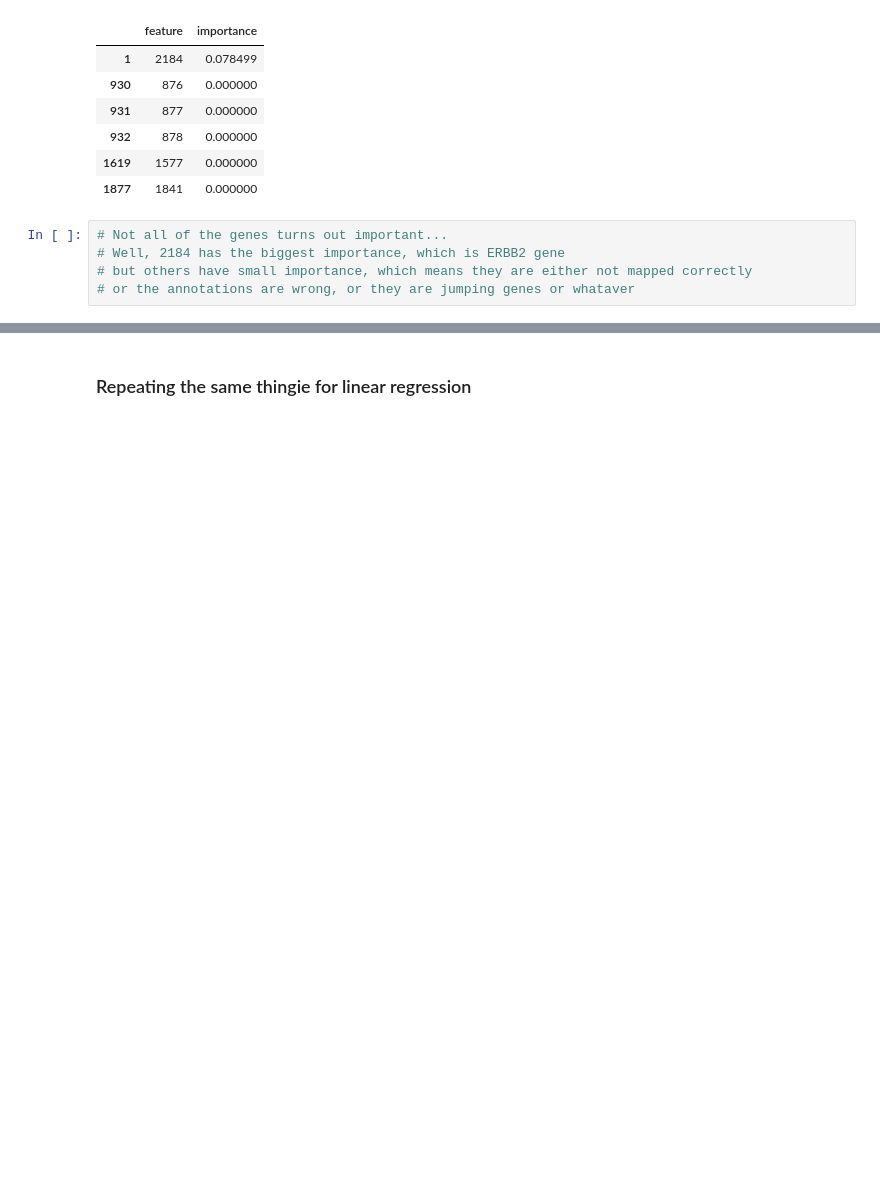
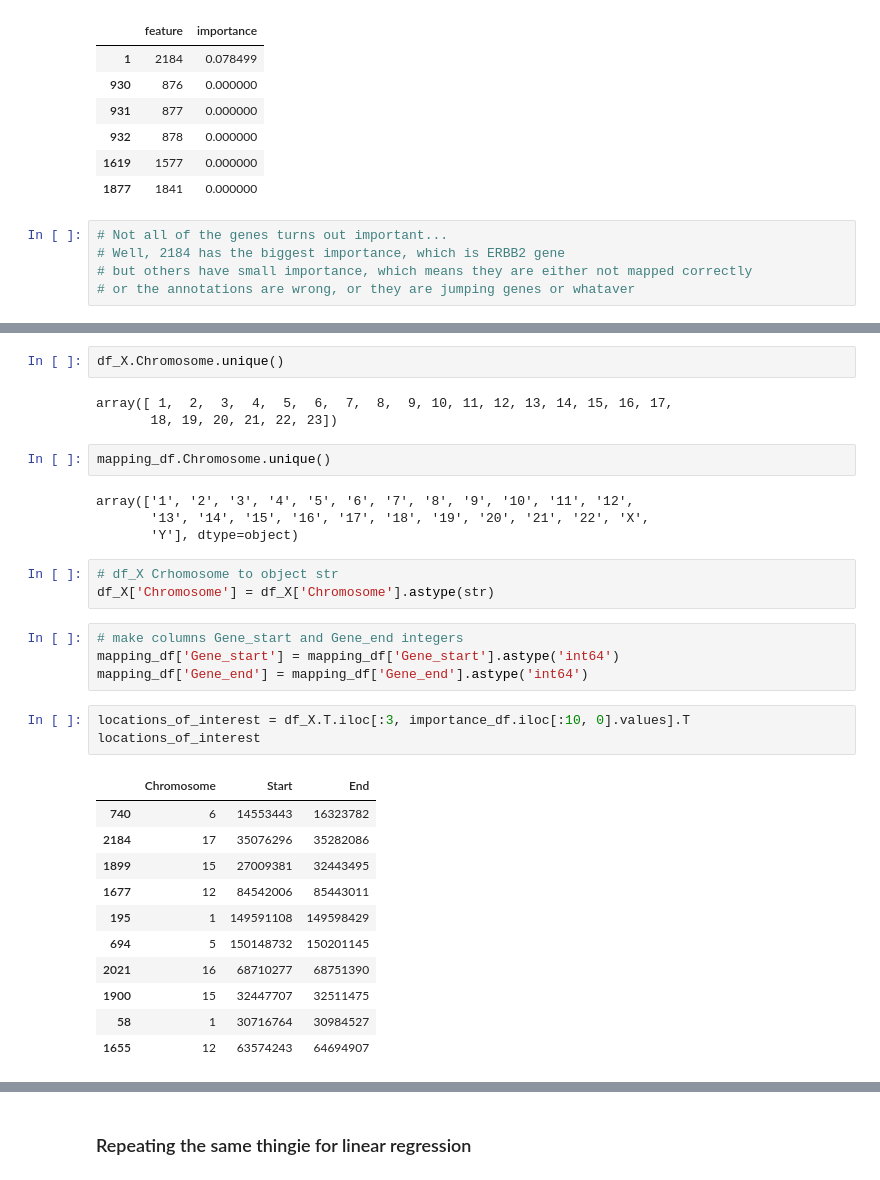
Before and after one commit to sudo-Cthulhufhtagn/B4TM, a Jupyter notebook: demo.ipynb, the cells around one changed output, grey strips where cells are left out. Cells and saved outputs as stored; diff of their text form; blank space fills up the shorter version.

Commit message:
added gene region XAI selector

```diff
--- a/demo.ipynb
+++ b/demo.ipynb
@@ -232,0 +259,33 @@ importance_df[importance_df['feature'].isin(gene_idxs)]
+# %%
+df_X.Chromosome.unique()
+# %% [output]
+array([ 1,  2,  3,  4,  5,  6,  7,  8,  9, 10, 11, 12, 13, 14, 15, 16, 17,
+       18, 19, 20, 21, 22, 23])
+# %%
+mapping_df.Chromosome.unique()
+# %% [output]
+array(['1', '2', '3', '4', '5', '6', '7', '8', '9', '10', '11', '12',
+       '13', '14', '15', '16', '17', '18', '19', '20', '21', '22', 'X',
+       'Y'], dtype=object)
+# %%
+# df_X Crhomosome to object str
+df_X['Chromosome'] = df_X['Chromosome'].astype(str)
+# %%
+# make columns Gene_start and Gene_end integers
+mapping_df['Gene_start'] = mapping_df['Gene_start'].astype('int64')
+mapping_df['Gene_end'] = mapping_df['Gene_end'].astype('int64')
+# %%
+locations_of_interest = df_X.T.iloc[:3, importance_df.iloc[:10, 0].values].T
+locations_of_interest
+# %% [output]
+|  | Chromosome | Start | End |
+| 740 | 6 | 14553443 | 16323782 |
+| 2184 | 17 | 35076296 | 35282086 |
+| 1899 | 15 | 27009381 | 32443495 |
+| 1677 | 12 | 84542006 | 85443011 |
+| 195 | 1 | 149591108 | 149598429 |
+| 694 | 5 | 150148732 | 150201145 |
+| 2021 | 16 | 68710277 | 68751390 |
+| 1900 | 15 | 32447707 | 32511475 |
+| 58 | 1 | 30716764 | 30984527 |
+| 1655 | 12 | 63574243 | 64694907 |
```
Also changed, not shown: parts of 15 cells of this notebook.
